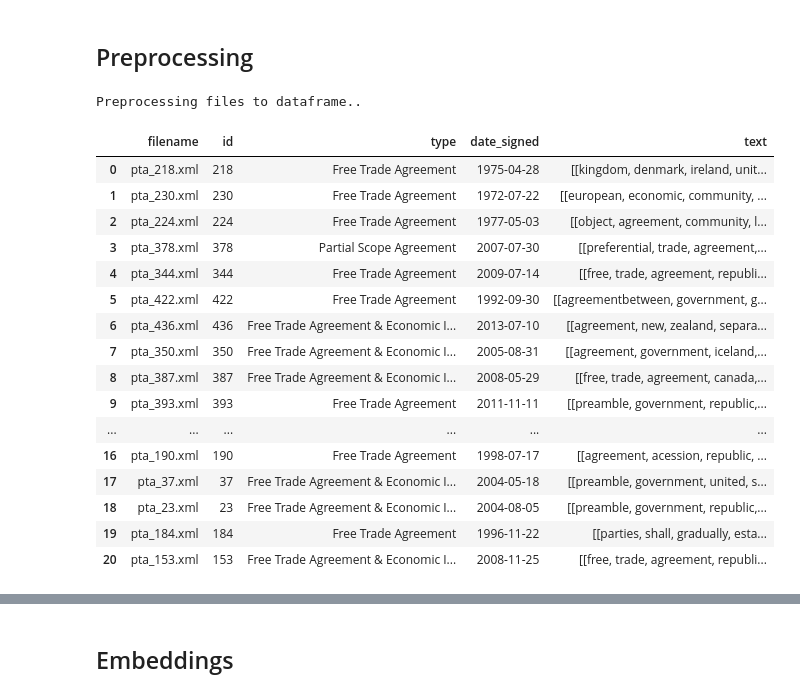
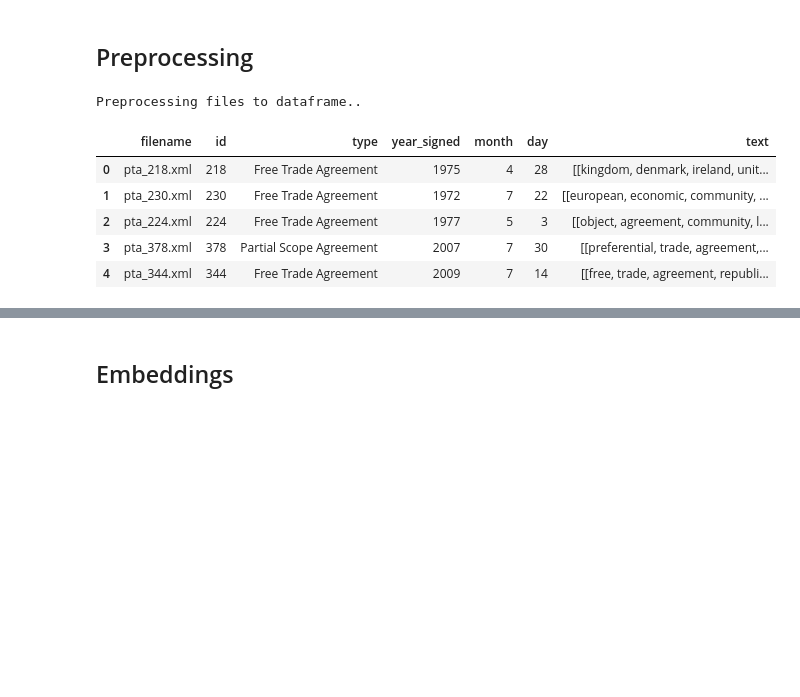
Before and after one commit to OllieFord/DS4D-Trade-Agreement-Project, a Jupyter notebook: A1/Prog_metric.ipynb, the cells around one changed output, grey strips where cells are left out. Saved outputs shown, nothing was run; the diff lists cells and outputs as text; code cells hidden in the pictures; blank space fills up the shorter version.

```diff
--- a/A1/Prog_metric.ipynb
+++ b/A1/Prog_metric.ipynb
@@ -45,50 +46,43 @@ def txt_cleaner(text):
 directory_in_str = "../xml/"
 directory = os.fsencode(directory_in_str)
 # %%
-# Make initial data frame
-# The text column will contain list with sublists, where every sublist will contain the tokenized text of every chapter
+# Generate base data frame
+# The 'text' column will contain list with sublists, where every sublist will contain the tokenized text of every chapter
 print("Preprocessing files to dataframe..")
-text_df = pd.DataFrame(columns=['filename', 'id','type', 'date_signed', 'text'])
+text_df = pd.DataFrame(columns=['filename', 'id','type', 'year_signed', 'month', 'day', 'text'])
 for n,file in enumerate(os.listdir(directory)):
     new_row = []
     filename = os.fsdecode(file)
-    new_row.append(filename)
-    tree = ET.parse(directory_in_str + filename)
-    root = tree.getroot()
-    meta = root[0]
-    body = root[1]
-    text_list = []
-    if meta.find('language').text == 'en':
-        new_row.append(meta.find('treaty_identifier').text)
-        new_row.append(meta.find('type').text)
-        new_row.append(meta.find('date_signed').text)
-        for chapter in body:
-            text = ''
-            ch_text = []
-            for item in chapter.iter():
-                text += item.text
-            ch_text = txt_cleaner(text)
-            text_list.append(ch_text)
-        new_row.append(text_list)
-        text_df.loc[n] = new_row
+    if filename.endswith('.XML') or filename.endswith('.xml'):
+        new_row.append(filename)
+        tree = ET.parse(directory_in_str + filename)
+        root = tree.getroot()
+        meta = root[0]
+        body = root[1]
+        text_list = []
+        if meta.find('language').text == 'en':
+            new_row.append(meta.find('treaty_identifier').text)
+            new_row.append(meta.find('type').text)
+            new_row.append(int(meta.find('date_signed').text.split('-')[0]))
+            new_row.append(int(meta.find('date_signed').text.split('-')[1]))
+            new_row.append(int(meta.find('date_signed').text.split('-')[2]))
+            for chapter in body:
+                text = ''
+                ch_text = []
+                for item in chapter.iter():
+                    text += item.text
+                ch_text = txt_cleaner(text)
+                text_list.append(ch_text)
+            new_row.append(text_list)
+            text_df.loc[n] = new_row
+text_df.head(5)
 # %% [output]
 Preprocessing files to dataframe..
-|  | filename | id | type | date_signed | text |
-| 0 | pta_218.xml | 218 | Free Trade Agreement | 1975-04-28 | [[kingdom, denmark, ireland, unit... |
-| 1 | pta_230.xml | 230 | Free Trade Agreement | 1972-07-22 | [[european, economic, community, ... |
-| 2 | pta_224.xml | 224 | Free Trade Agreement | 1977-05-03 | [[object, agreement, community, l... |
-| 3 | pta_378.xml | 378 | Partial Scope Agreement | 2007-07-30 | [[preferential, trade, agreement,... |
-| 4 | pta_344.xml | 344 | Free Trade Agreement | 2009-07-14 | [[free, trade, agreement, republi... |
-| 5 | pta_422.xml | 422 | Free Trade Agreement | 1992-09-30 | [[agreementbetween, government, g... |
-| 6 | pta_436.xml | 436 | Free Trade Agreement & Economic I... | 2013-07-10 | [[agreement, new, zealand, separa... |
-| 7 | pta_350.xml | 350 | Free Trade Agreement & Economic I... | 2005-08-31 | [[agreement, government, iceland,... |
-| 8 | pta_387.xml | 387 | Free Trade Agreement & Economic I... | 2008-05-29 | [[free, trade, agreement, canada,... |
-| 9 | pta_393.xml | 393 | Free Trade Agreement | 2011-11-11 | [[preamble, government, republic,... |
-| ... | ... | ... | ... | ... | ... |
-| 16 | pta_190.xml | 190 | Free Trade Agreement | 1998-07-17 | [[agreement, acession, republic, ... |
-| 17 | pta_37.xml | 37 | Free Trade Agreement & Economic I... | 2004-05-18 | [[preamble, government, united, s... |
-| 18 | pta_23.xml | 23 | Free Trade Agreement & Economic I... | 2004-08-05 | [[preamble, government, republic,... |
-| 19 | pta_184.xml | 184 | Free Trade Agreement | 1996-11-22 | [[parties, shall, gradually, esta... |
-| 20 | pta_153.xml | 153 | Free Trade Agreement & Economic I... | 2008-11-25 | [[free, trade, agreement, republi... |
+|  | filename | id | type | year_signed | month | day | text |
+| 0 | pta_218.xml | 218 | Free Trade Agreement | 1975 | 4 | 28 | [[kingdom, denmark, ireland, unit... |
+| 1 | pta_230.xml | 230 | Free Trade Agreement | 1972 | 7 | 22 | [[european, economic, community, ... |
+| 2 | pta_224.xml | 224 | Free Trade Agreement | 1977 | 5 | 3 | [[object, agreement, community, l... |
+| 3 | pta_378.xml | 378 | Partial Scope Agreement | 2007 | 7 | 30 | [[preferential, trade, agreement,... |
+| 4 | pta_344.xml | 344 | Free Trade Agreement | 2009 | 7 | 14 | [[free, trade, agreement, republi... |
 # %%
 # Convert 'date_signed' column to datetime object
```
Also changed, not shown: parts of 8 cells of this notebook.
